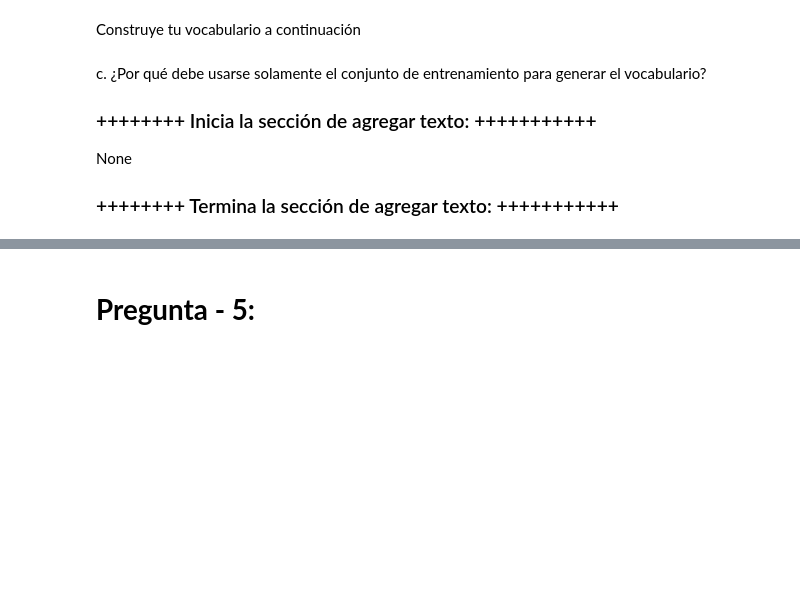
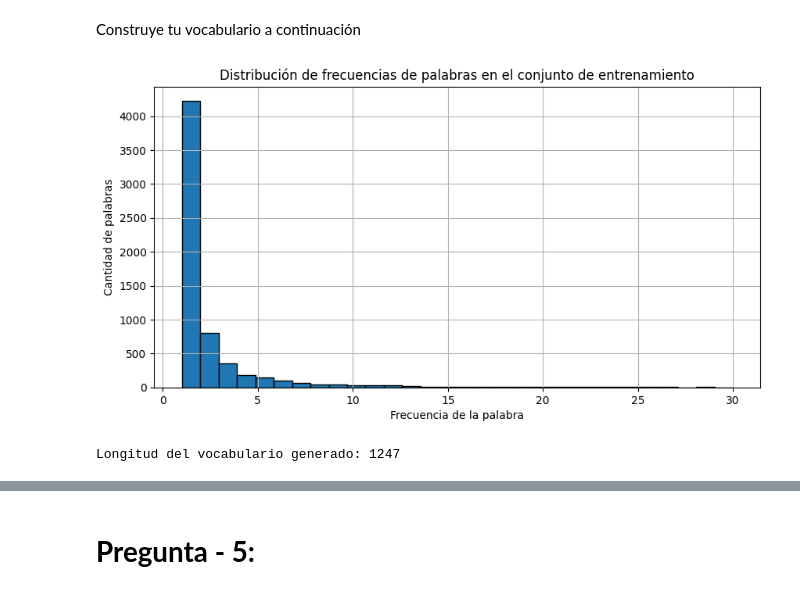
Before and after one commit to FranciscoMedellin/MNA_NLP, a Jupyter notebook: 5.2_Actividad/mna_nlp_semana_5_actividad_embeddings_2025.ipynb, the cells around one changed output, grey strips where cells are left out. Cells and saved outputs as stored; diff of their text form; code cells hidden in the pictures; blank space fills up the shorter version.

```diff
--- a/5.2_Actividad/mna_nlp_semana_5_actividad_embeddings_2025.ipynb
+++ b/5.2_Actividad/mna_nlp_semana_5_actividad_embeddings_2025.ipynb
@@ -75,8 +183,17 @@ esta actividad, a saber, 70%, 15% y 15%, para entrenamiento, validación y prueb
 
 # ************* Inicia la sección de agregar código:*****************************
 
-None
+from sklearn.model_selection import train_test_split
 
+# Paso 1: dividir 70% entrenamiento, 30% validación+test
+x_train, x_temp, y_train, y_temp = train_test_split(
+    Xclean, Y, train_size=0.70, random_state=42, shuffle=True
+)
+
+# Paso 2: dividir 30% restante en 15% validación y 15% test
+x_val, x_test, y_val, y_test = train_test_split(
+    x_temp, y_temp, test_size=0.5, random_state=17, shuffle=True
+)
 
 # *********** Termina la sección de agregar código *************
 
@@ -94,12 +218,29 @@ Construye tu vocabulario a continuación
 # %%
 # a.	Usa el conjunto de entrenamiento para generar tu vocabulario
 #     con un tamaño que consideres adecuado:
 
 
 # ******* Inlcuye a continuación todas las líneas de código y celdas que requieras: ***********
 
+# Objeto para el conteo de frecuencia con el conjunto de entrenamiento
+vocab_counter = Counter()
 
-None
+for tokens in x_train:
+    vocab_counter.update(tokens)
 
+# Extraer solo las frecuencias del vocabulario
+frecuencias = list(vocab_counter.values())
+# vocab_counter.most_common()
+
+# Histograma
+plt.figure(figsize=(10,5))
+plt.hist(frecuencias, bins=30, range=(1, 30), edgecolor='black')
+plt.title('Distribución de frecuencias de palabras en el conjunto de entrenamiento')
+plt.xlabel('Frecuencia de la palabra')
+plt.ylabel('Cantidad de palabras')
+plt.grid(True)
+plt.show()
 
 # *********** Aquí termina la sección de agregar código *************
+# %% [output]
+[figure, added]
@@ -106,22 +253,11 @@ None
 # %%
 # b.	Indica el tamaño del vocabulario generado.
-
-print('Longitud del vocabulario generado:')
 
 
 # ******* Inicia la sección de agregar código: ***********
 
-
-None
-
+print('Longitud del vocabulario generado:', len(vocabulario))
 
 # *********** Aquí termina la sección de agregar código *************
+# %% [output]
+Longitud del vocabulario generado: 1247
-# %% [markdown]
-c.	¿Por qué debe usarse solamente el conjunto de entrenamiento para generar el vocabulario?
-
-
-### ++++++++ Inicia la sección de agregar texto: +++++++++++
-
-None
-
-### ++++++++ Termina la sección de agregar texto: +++++++++++
```
Also changed, not shown: parts of 19 cells of this notebook.
